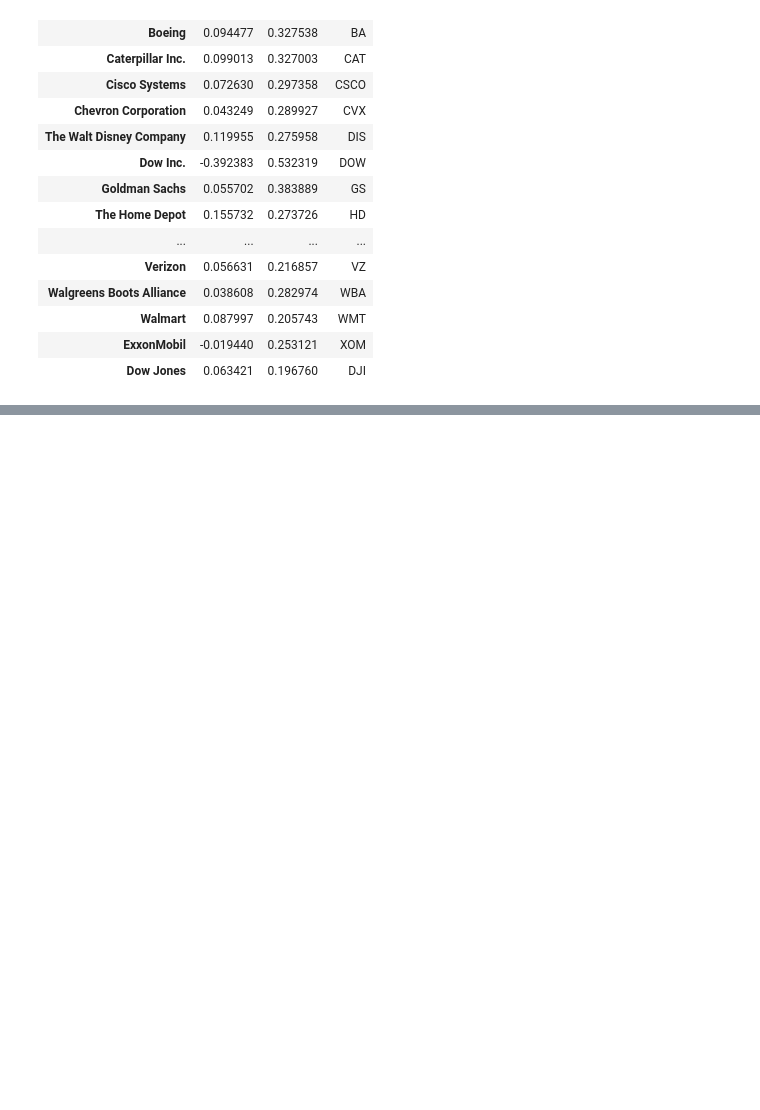
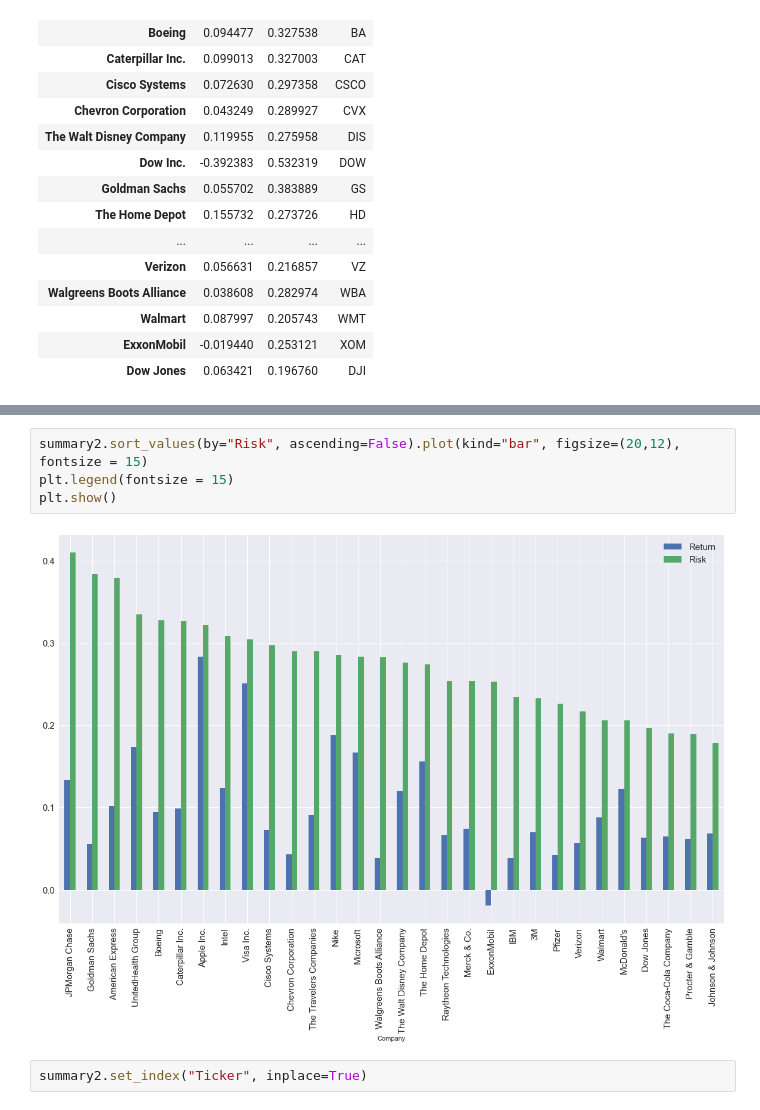
Before and after one commit to cmj123/index_tracking_forward_testing, a Jupyter notebook: index_tracking.ipynb, the cells around one changed output, grey strips where cells are left out. Drawn from its saved outputs; the diff is of its cells as text; blank space fills up the shorter version.

```diff
--- a/index_tracking.ipynb
+++ b/index_tracking.ipynb
@@ -110,0 +141,8 @@ summary
+# %%
+summary2.sort_values(by="Risk", ascending=False).plot(kind="bar", figsize=(20,12), fontsize = 15)
+plt.legend(fontsize = 15)
+plt.show()
+# %% [output]
+[figure, added]
+# %%
+summary2.set_index("Ticker", inplace=True)
```
Also changed, not shown: parts of 8 cells of this notebook.
